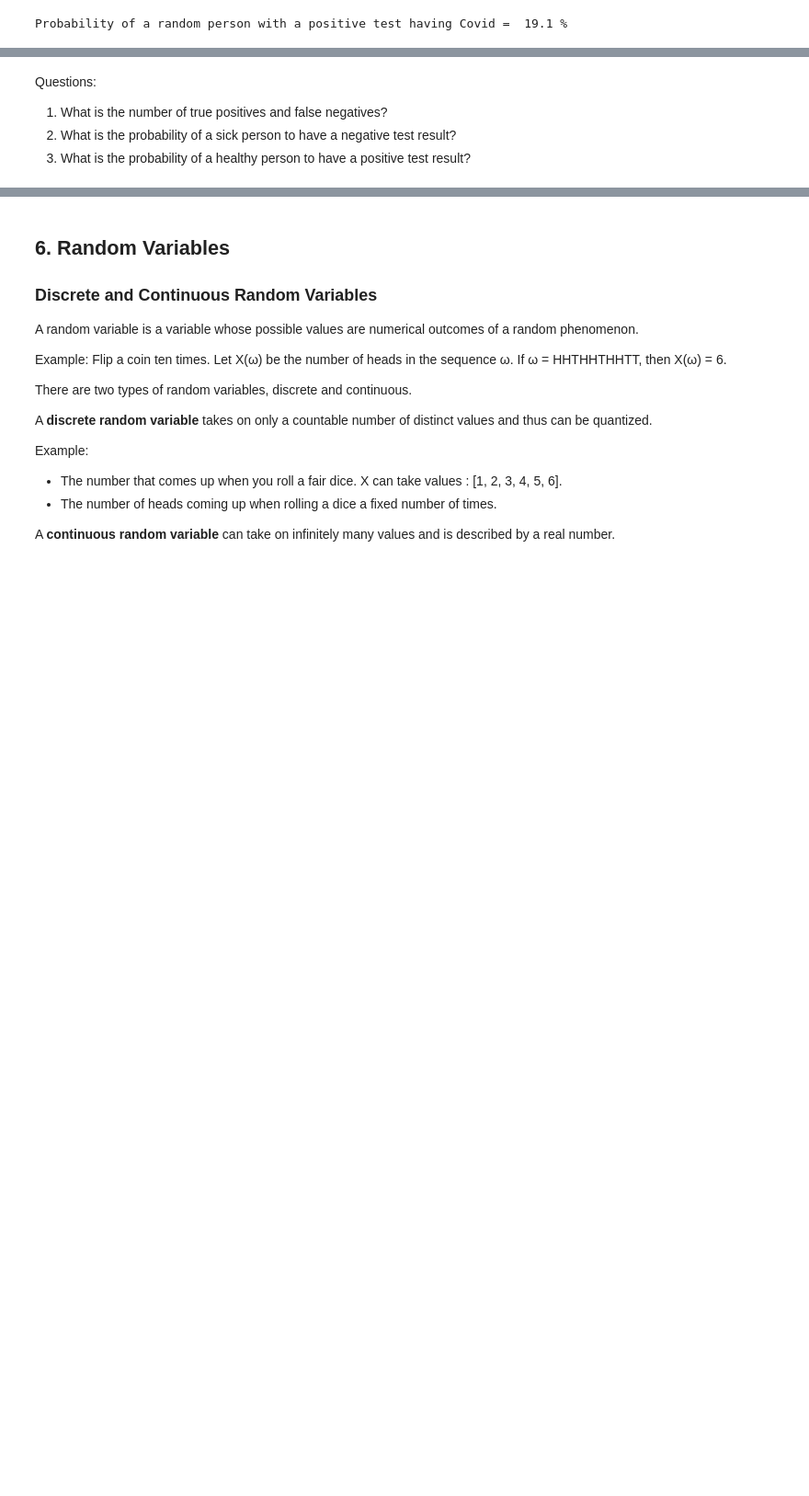
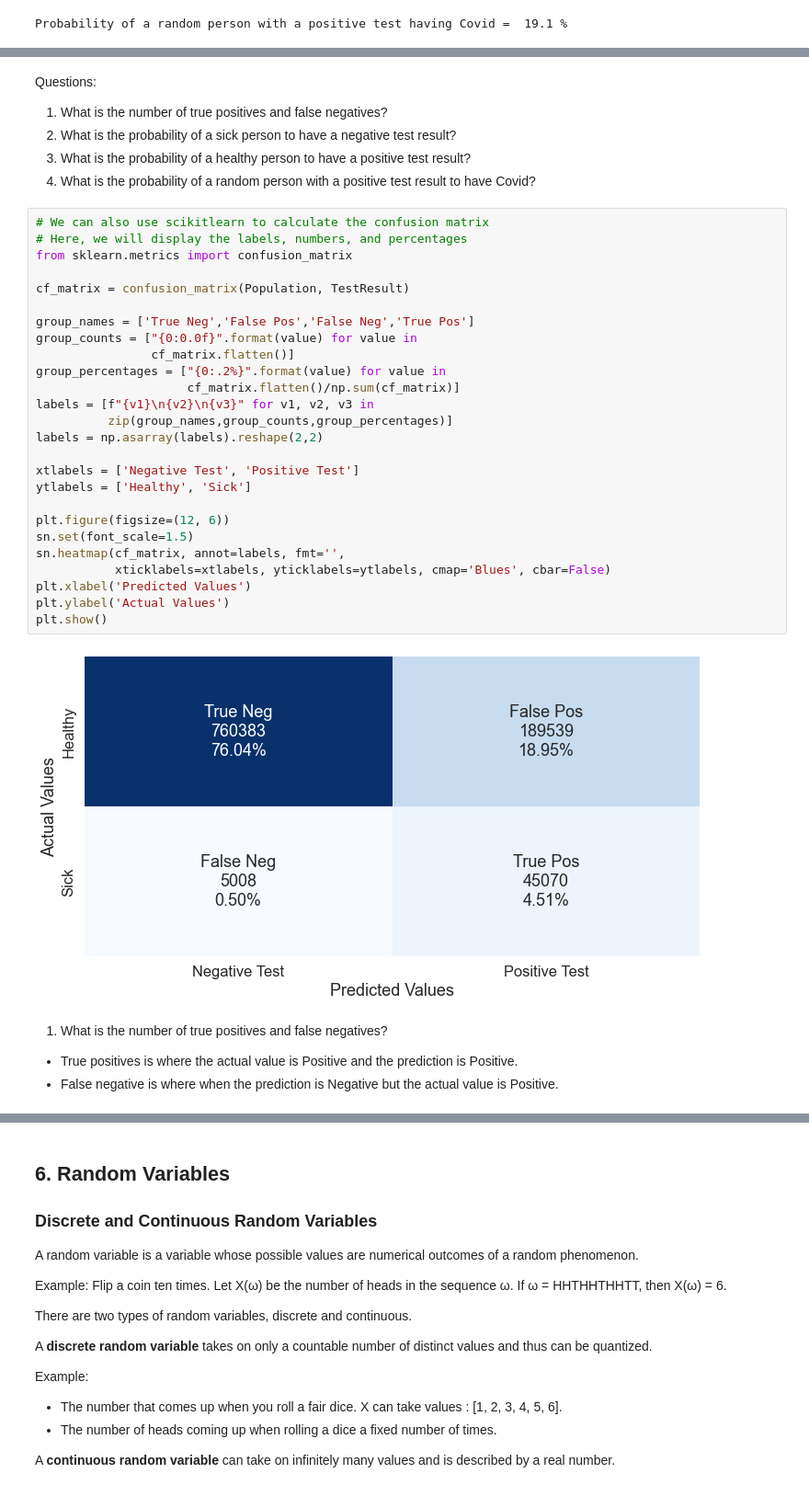
Before and after one commit to rhennig/EMA6938, a Jupyter notebook: Notebooks/2.Math_Probability.ipynb, the cells around one changed output, grey strips where cells are left out. Shown at 92% size. Cells and saved outputs as stored; diff of their text form; blank space fills up the shorter version.

```diff
--- a/Notebooks/2.Math_Probability.ipynb
+++ b/Notebooks/2.Math_Probability.ipynb
@@ -290,5 +356,38 @@ The Confusion Matrix
 # %% [markdown]
 Questions:
-1) What is the number of true positives and false negatives?
-2) What is the probability of a sick person to have a negative test result?
-3) What is the probability of a healthy person to have a positive test result?
+1. What is the number of true positives and false negatives?
+2. What is the probability of a sick person to have a negative test result?
+3. What is the probability of a healthy person to have a positive test result?
+4. What is the probability of a random person with a positive test result to have Covid?
+# %%
+# We can also use scikitlearn to calculate the confusion matrix
+# Here, we will display the labels, numbers, and percentages
+from sklearn.metrics import confusion_matrix
+
+cf_matrix = confusion_matrix(Population, TestResult)
+
+group_names = ['True Neg','False Pos','False Neg','True Pos']
+group_counts = ["{0:0.0f}".format(value) for value in
+                cf_matrix.flatten()]
+group_percentages = ["{0:.2%}".format(value) for value in
+                     cf_matrix.flatten()/np.sum(cf_matrix)]
+labels = [f"{v1}\n{v2}\n{v3}" for v1, v2, v3 in
+          zip(group_names,group_counts,group_percentages)]
+labels = np.asarray(labels).reshape(2,2)
+
+xtlabels = ['Negative Test', 'Positive Test']
+ytlabels = ['Healthy', 'Sick']
+
+plt.figure(figsize=(12, 6))
+sn.set(font_scale=1.5)
+sn.heatmap(cf_matrix, annot=labels, fmt='',
+           xticklabels=xtlabels, yticklabels=ytlabels, cmap='Blues', cbar=False)
+plt.xlabel('Predicted Values')
+plt.ylabel('Actual Values')
+plt.show()
+# %% [output]
+[figure, added]
+# %% [markdown]
+1. What is the number of true positives and false negatives?
+  - True positives is where the actual value is Positive and the prediction is Positive.
+  - False negative is where when the prediction is Negative but the actual value is Positive.
```
Also changed, not shown: parts of 20 cells of this notebook, 4 other files.
